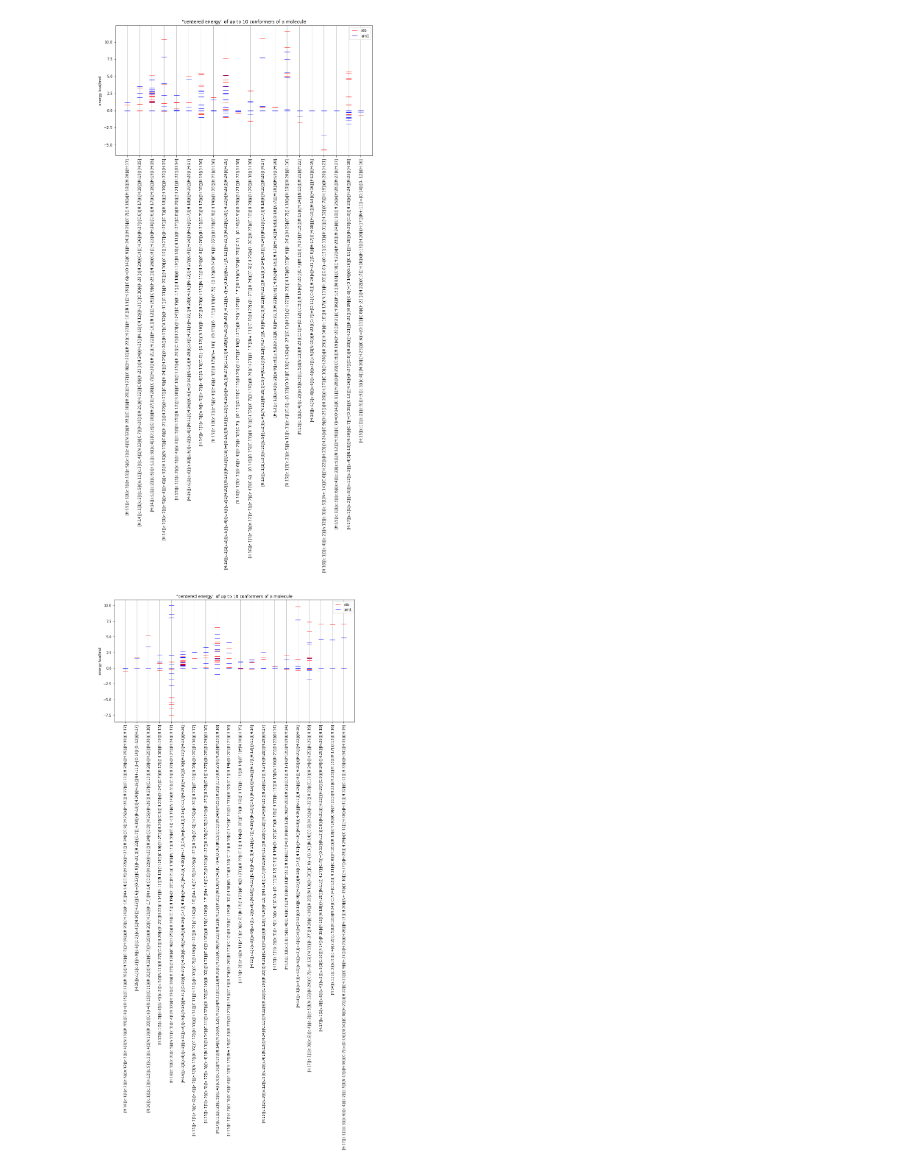
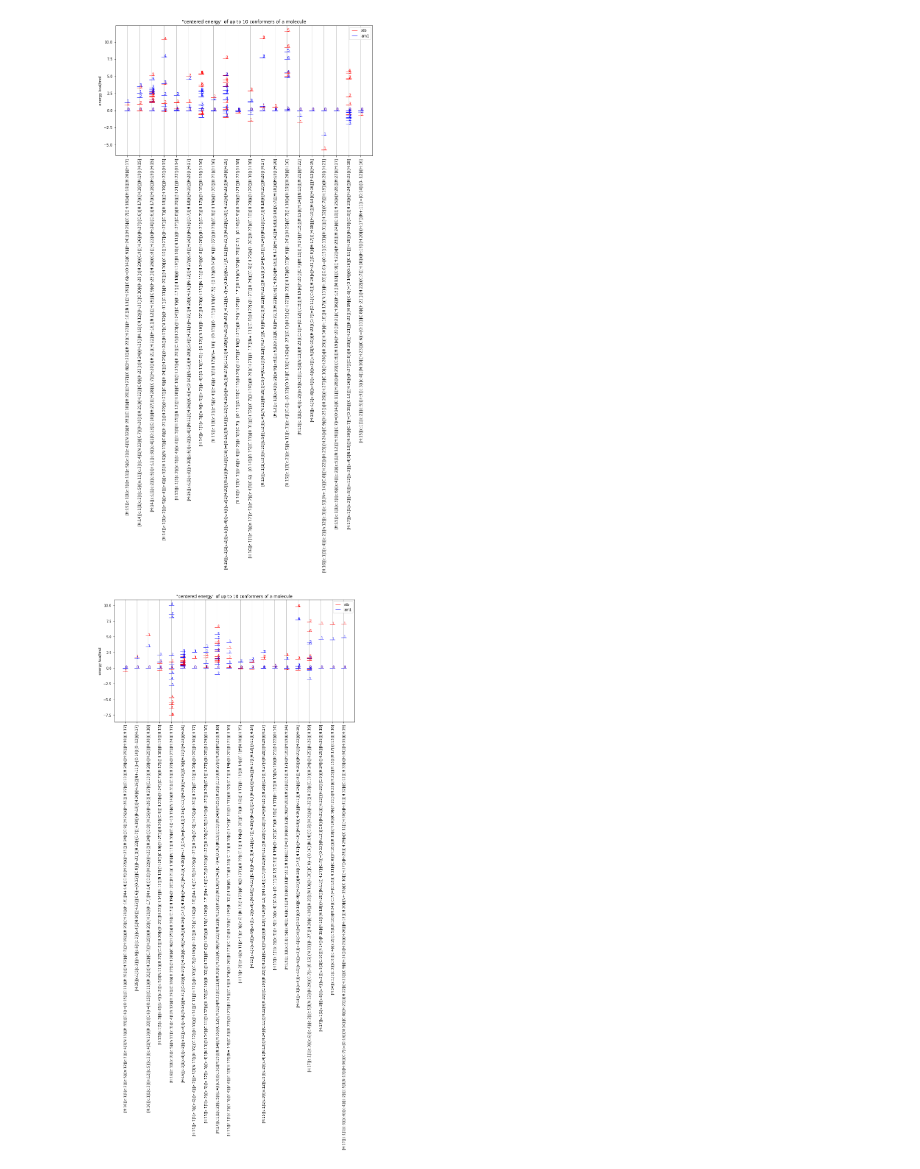
Before and after one commit to dance-pipeline/dance, a Jupyter notebook: benchmarking/xtb_am1_visualize.ipynb, the cells around one changed output. Saved outputs shown, nothing was run; the diff lists cells and outputs as text; code cells hidden in the pictures.

```diff
--- a/benchmarking/xtb_am1_visualize.ipynb
+++ b/benchmarking/xtb_am1_visualize.ipynb
@@ -21,24 +21,26 @@ mols = list(data.keys())
 # %%
 for i in range(int(np.ceil(len(mols)/20))):
     idxs = np.arange(i*20, min(len(mols), (i+1)*20) )
     for confidx in range(10):
         for ii in idxs:
             name = mols[ii]
             mol_info = data[name]
             try:
                 aa, = plt.plot(name, mol_info["xtb_centered"][confidx], color="red", marker="_", markersize=15, linestyle="None")
                 ab, = plt.plot(name, mol_info["am1_centered"][confidx], color="blue", marker="_", markersize=15, linestyle="None")
+                plt.text(name, mol_info["xtb_centered"][confidx], str(confidx), color="red")
+                plt.text(name, mol_info["am1_centered"][confidx], str(confidx), color="blue")
             except IndexError:
                 pass
 
     plt.legend((aa, ab), ("xtb", "am1"))
     plt.title("\"centered energy\" of up to 10 conformers of a molecule")
     plt.ylabel("energy kcal/mol")
     plt.xticks(rotation=90)
     fig = plt.gcf()
     fig.set_size_inches(12.5, 6.5)
     plt.grid(axis="x")
     plt.show()
 # %% [output]
-[figure, old version]
+[figure, new version]
-[figure, old version]
+[figure, new version]
```
Also changed, not shown: parts of 1 cell of this notebook.
